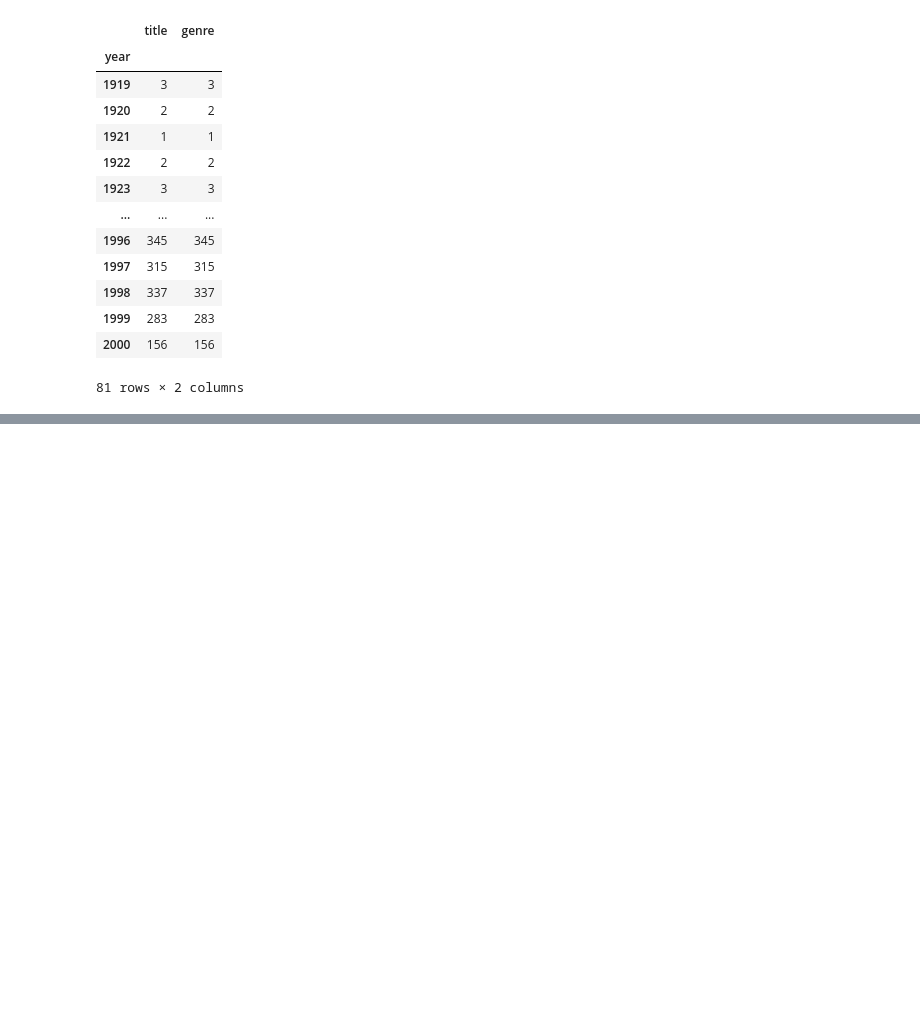
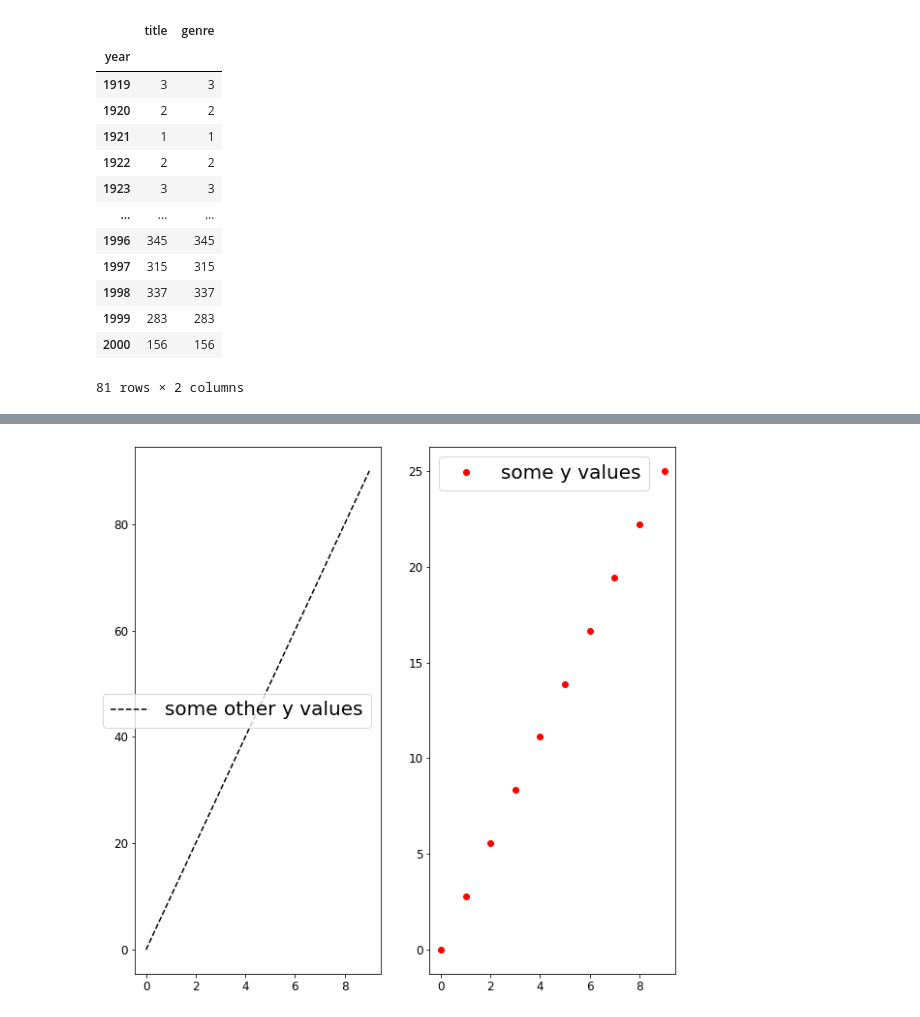
Before and after one commit to francescodilda/MLPNS_FDilda, a Jupyter notebook: MLPNS23_bootcamp.ipynb, the cells around one changed output, grey strips where cells are left out. Drawn from its saved outputs; the diff is of its cells as text; code cells hidden in the pictures; blank space fills up the shorter version.

```diff
--- a/MLPNS23_bootcamp.ipynb
+++ b/MLPNS23_bootcamp.ipynb
@@ -480,0 +795,6 @@ movies.groupby("year").count().plot(y = "")
+# %%
+myx = np.arange(10)
+# %%
+myy1 = np.arange(0, 100, 10)
+# %%
+myy2 = np.linspace(0, 25, 10)
@@ -480,0 +808,12 @@ movies.groupby("year").count().plot(y = "")
+# %%
+fig = pl.figure();
+ax1 = fig.add_subplot(121);
+ax2 = fig.add_subplot(122);
+ax1.plot(myx, myy1, 'k--', ms = 20, label = 'some other y values');
+ax2.plot(myx, myy2, 'ro', label = 'some y values');
+ax1.legend(fontsize = 20)
+ax2.legend(fontsize = 20)
+ylim1 = ax1.get_ylim()
+ylim2 = ax2.get_ylim()
+# %% [output]
+[figure, added]
```
Also changed, not shown: parts of 58 cells of this notebook.
